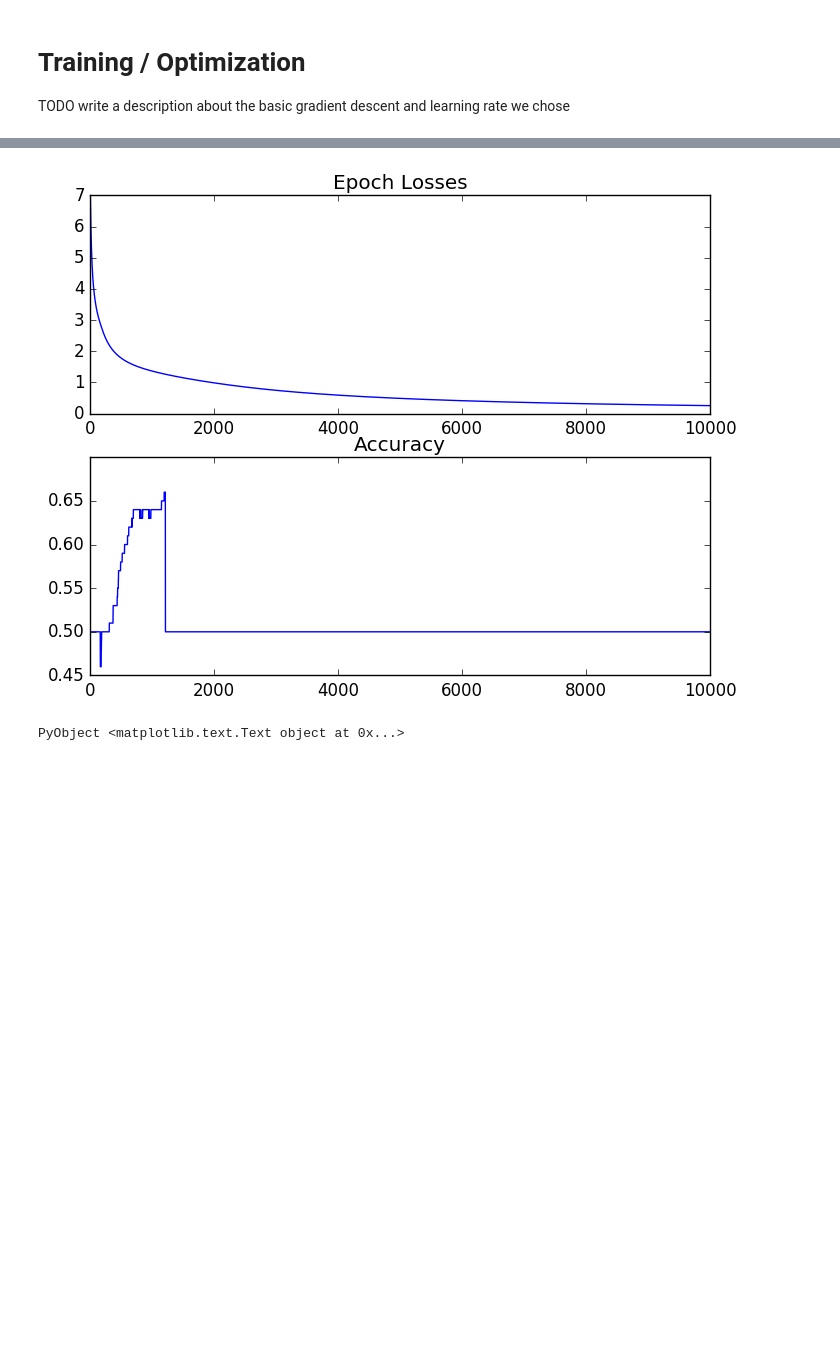
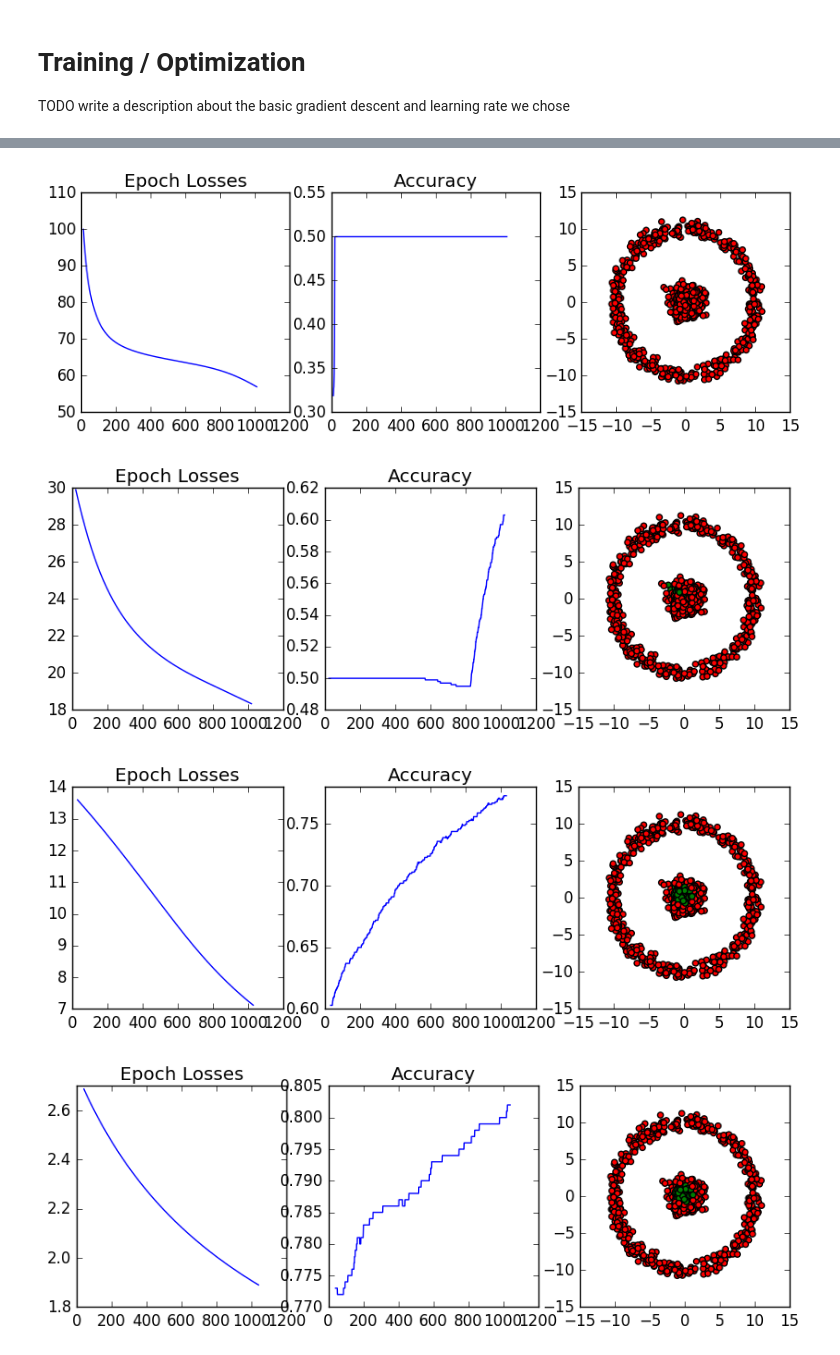
Before and after one commit to stevenygd/NN.jl, a Jupyter notebook: 2D-Data MLP Example.ipynb, the cells around one changed output, grey strips where cells are left out. Drawn from its saved outputs; the diff is of its cells as text; code cells hidden in the pictures; blank space fills up the shorter version.

Commit message:
[add] Run some more visualization.

```diff
--- a/2D-Data MLP Example.ipynb
+++ b/2D-Data MLP Example.ipynb
@@ -71,7 +130,7 @@ function makeData(N1, N2)
     return trX, trY
 end
 
-trX, trY = makeData(50,50)
+trX, trY = makeData(500,500)
 title("Data")
 scatter(trX[:,1], trX[:,2], c=map(x-> (x >0)?"r":"g",trY))
 # %% [output]
@@ -133,7 +177,8 @@ SequentialNet(Layer[FCLayer(2,[0.222648 -0.30116 -0.406726 -0.034574; 0.435699 -
 
 TODO write a description about the basic gradient descent and learning rate we chose
 # %%
-function train(net::SequentialNet, X, Y; batch_size::Int64 = 64, ttl_epo::Int64 = 10, lrSchedule = (x -> 0.01), verbose = 0)
+function train(net::SequentialNet, X, Y;
+        batch_size::Int64 = 64, ttl_epo::Int64 = 10, lrSchedule = (x -> 0.01), verbose = 0)
     local N = size(Y)[1]
     local batch=0
     local epo_losses = []
@@ -191,2 +236,17 @@ WARNING: Method definition train(Main.SequentialNet, Any, Any) in module Main at
 WARNING: Method definition #train(Array{Any, 1}, Main.#train, Main.SequentialNet, Any, Any) in module Main overwritten.
 train (generic function with 1 method)
+# %%
+net = build_net()
+all_losses, batch_losses, all_accu = train(net, trX, trY, ttl_epo = 20000; batch_size = 1000,
+            lrSchedule = x -> 0.03, verbose = 0)
+
+figure(figsize=(10,10))
+subplot(311)
+plot(1:length(all_losses), all_losses)
+title("Epoch Losses")
+subplot(312)
+plot(1:length(all_accu), all_accu)
+title("Accuracy")
+_, pred = forward(net, trX, trY)
+subplot(313)
+scatter(trX[:,1], trX[:,2], c=map(x-> (x >0)? "r" : "g", pred[:,1]))
@@ -193,14 +256,23 @@ train (generic function with 1 method)
 # %%
 net = build_net()
-epo_losses, batch_losses, epo_accu = train(net, trX, trY, ttl_epo = 1000; batch_size = 100,
-               lrSchedule = x -> 0.03)
-subplot(211)
-plot(1:length(epo_losses), epo_losses)
-title("Epoch Losses")
-subplot(212)
-plot(1:length(epo_accu), epo_accu)
-title("Accuracy")
-# show()
+for i = 1:10
+    epo_losses, batch_losses, epo_accu = train(net, trX, trY, ttl_epo = 1000; batch_size = 1000,
+    lrSchedule = x -> 0.03, verbose = 0)
+    all_losses = vcat(all_losses, epo_losses)
+    all_accu   = vcat(all_accu, epo_accu)
+    figure(figsize=(10,3))
+    subplot(131)
+    plot((1+i*10):(length(epo_losses)+i*10), epo_losses)
+    title("Epoch Losses")
+    subplot(132)
+    plot((1+i*10):(length(epo_accu)+i*10), epo_accu)
+    title("Accuracy")
+    _, pred = forward(net, trX, trY)
+    subplot(133)
+    scatter(trX[:,1], trX[:,2], c=map(x-> (x >0)? "r" : "g", pred[:,1]))
+end
 # %% [output]
-[figure, old version]
+[figure, new version]
-PyObject <matplotlib.text.Text object at 0x...>
+[figure, added]
+[figure, added]
+[figure, added]
```
Also changed, not shown: parts of 5 cells of this notebook.
